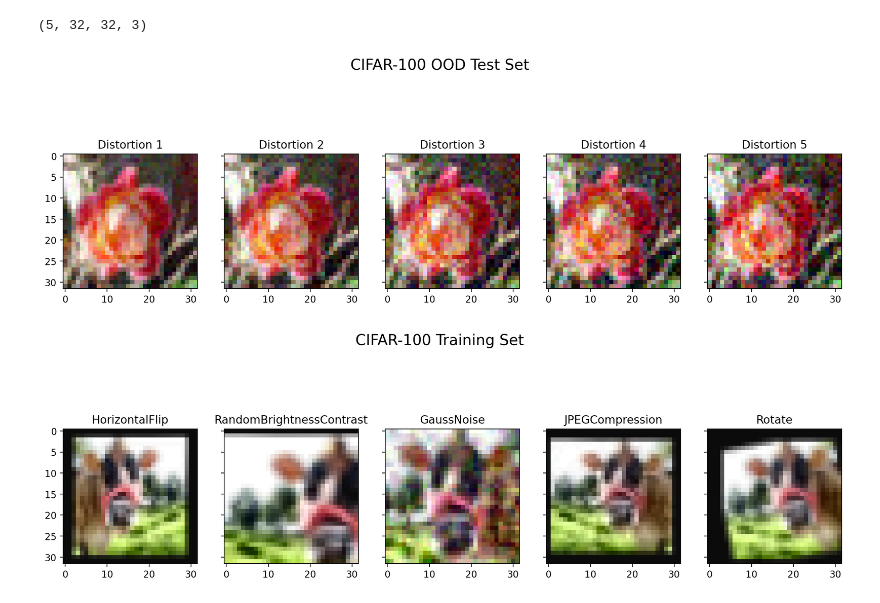
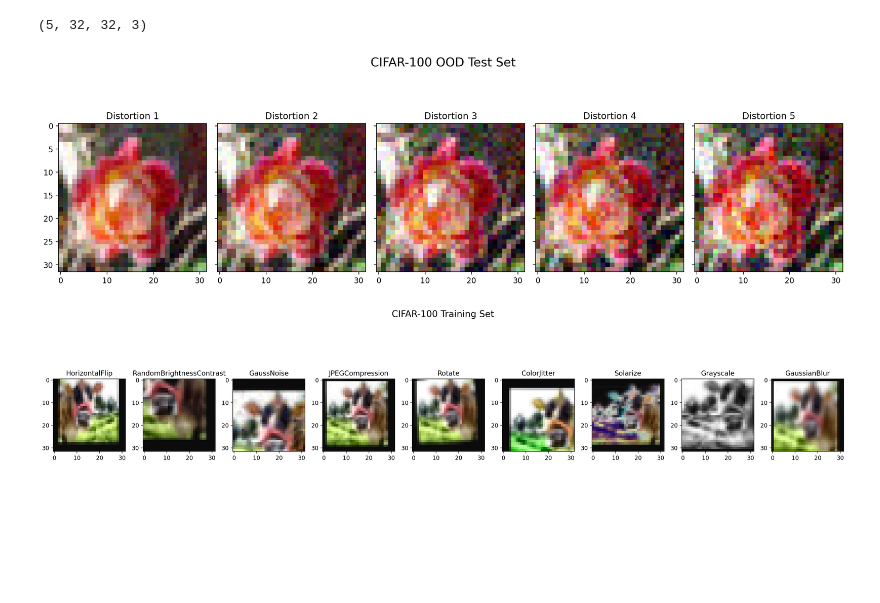
Before and after one commit to dl4ds-gh-classroom/dl4ds-spring-2025-midterm-challenge-lavaman131, a Jupyter notebook: notebooks/visualize_data.ipynb, the cells around one changed output. Saved outputs shown, nothing was run; the diff lists cells and outputs as text; code cells hidden in the pictures; blank space fills up the shorter version.

Commit message:
added new transforms and resnext

```diff
--- a/notebooks/visualize_data.ipynb
+++ b/notebooks/visualize_data.ipynb
@@ -63,27 +63,24 @@ ood_sample_dataset.shape
 # %% [output]
 (5, 32, 32, 3)
 # %%
-fig, axs = plt.subplots(1, 5, figsize=(15, 5), sharey=True, sharex=True)
+fig, axs = plt.subplots(
+    1, 5, figsize=(15, 5), sharey=True, sharex=True, tight_layout=True
+)
 
 fig.suptitle("CIFAR-100 OOD Test Set", fontsize=16)
 
 for i, ax in enumerate(axs.ravel()):
     image = ood_sample_dataset[i]
     ax.imshow(image)
     ax.set_title(f"Distortion {i + 1}")
 # %% [output]
-[figure, old version]
+[figure, new version]
 # %%
 base_transforms = A.Compose(
     [
         A.Pad(p=1.0, padding=4),
         A.RandomResizedCrop(p=1.0, scale=(0.32, 1.0), size=(32, 32)),
         A.CLAHE(p=1.0, tile_grid_size=(4, 4)),
-        # A.Normalize(
-        #     mean=IMAGENET_DEFAULT_MEAN,
-        #     std=IMAGENET_DEFAULT_STD,
-        #     normalization="standard",
-        # ),
     ]
 )
 transforms = {
@@ -92,16 +89,26 @@ transforms = {
     "GaussNoise": A.GaussNoise(p=1.0, mean_range=(0.0, 0.0), std_range=(0.025, 0.1)),
     "JPEGCompression": A.ImageCompression(p=1.0, quality_range=(90, 99)),
     "Rotate": A.Rotate(p=1.0, limit=(-15, 15)),
+    "ColorJitter": A.ColorJitter(
+        p=1.0, brightness=0.4, contrast=0.4, saturation=0.2, hue=0.1
+    ),
+    "Solarize": A.Solarize(p=1.0, threshold_range=(0.5, 0.5)),
+    "Grayscale": A.ToGray(p=1.0),
+    "GaussianBlur": A.GaussianBlur(p=1.0, sigma_limit=(0.1, 2.0)),
 }
-fig, axs = plt.subplots(1, len(transforms), figsize=(15, 5), sharey=True, sharex=True)
+fig, axs = plt.subplots(
+    1,
+    len(transforms),
+    figsize=(20, 5),
+    tight_layout=True,
+)
 fig.suptitle("CIFAR-100 Training Set", fontsize=16)
 
 image, label = train_dataset[0]
 
 for i, (name, t) in enumerate(transforms.items()):
     im = base_transforms(**t(image=image))["image"]
-
     axs[i].imshow(im)
     axs[i].set_title(name)
 # %% [output]
-[figure, old version]
+[figure, new version]
```
Also changed, not shown: 9 other files.
